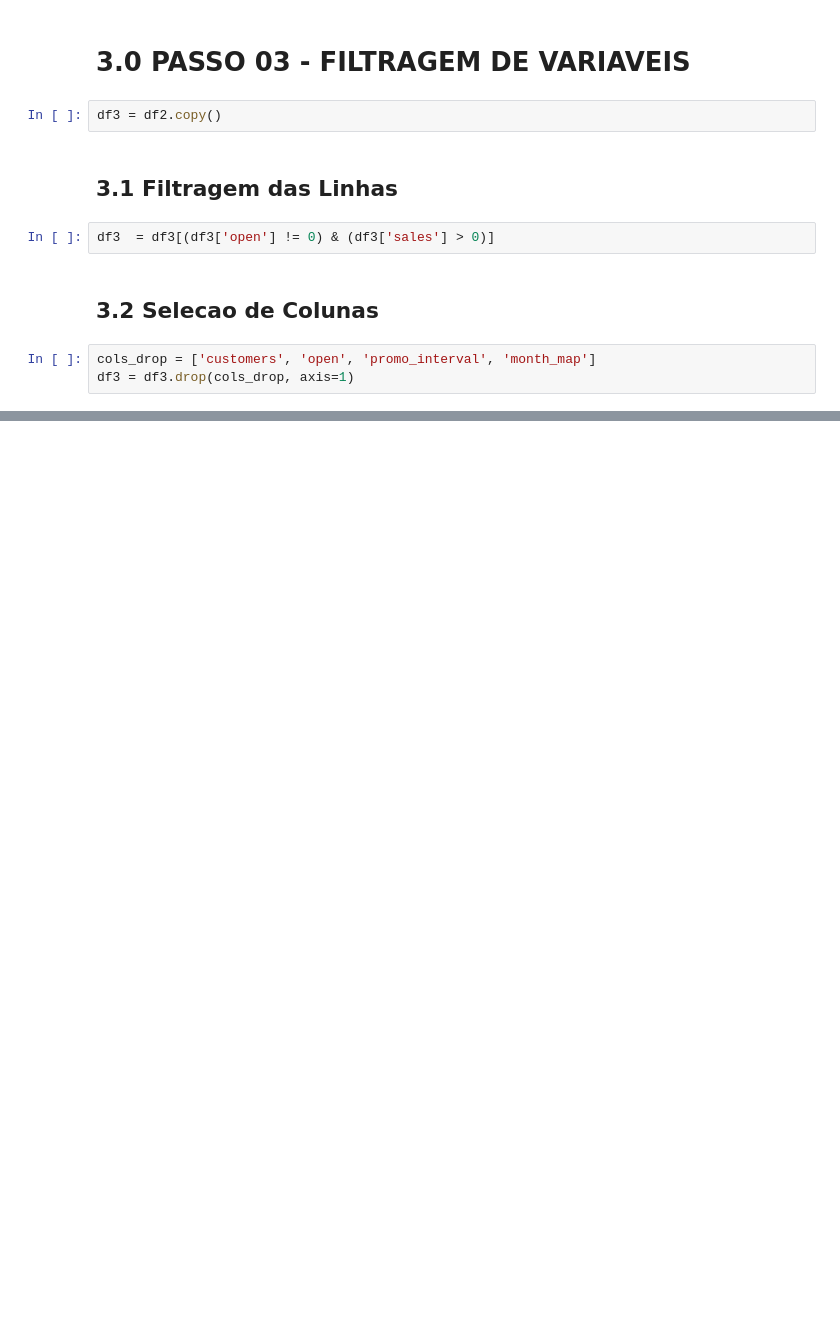
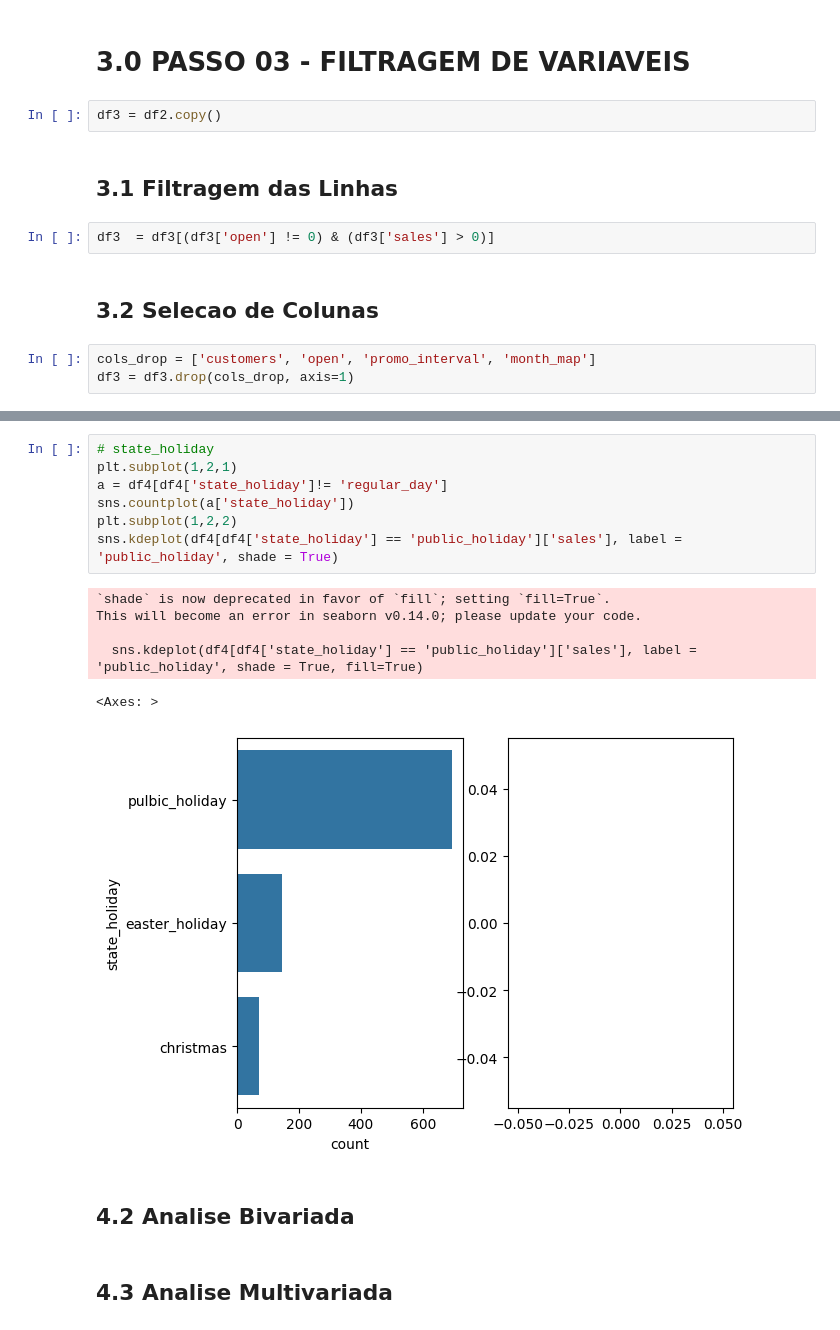
Before and after one commit to raphaelcastelar/project-rossman-sales-prediction, a Jupyter notebook: rossman_sales_prediction.ipynb, the cells around one changed output, grey strips where cells are left out. Cells and saved outputs as stored; diff of their text form; blank space fills up the shorter version.

```diff
--- a/rossman_sales_prediction.ipynb
+++ b/rossman_sales_prediction.ipynb
@@ -346,0 +381,18 @@ NameError: name 'df3' is not defined
+# %%
+# state_holiday
+plt.subplot(1,2,1)
+a = df4[df4['state_holiday']!= 'regular_day']
+sns.countplot(a['state_holiday'])
+plt.subplot(1,2,2)
+sns.kdeplot(df4[df4['state_holiday'] == 'public_holiday']['sales'], label = 'public_holiday', shade = True)
+# %% [output]
+`shade` is now deprecated in favor of `fill`; setting `fill=True`.
+This will become an error in seaborn v0.14.0; please update your code.
+
+  sns.kdeplot(df4[df4['state_holiday'] == 'public_holiday']['sales'], label = 'public_holiday', shade = True, fill=True)
+<Axes: >
+[figure, added]
+# %% [markdown]
+## 4.2 Analise Bivariada
+# %% [markdown]
+## 4.3 Analise Multivariada
```
Also changed, not shown: parts of 10 cells of this notebook.
